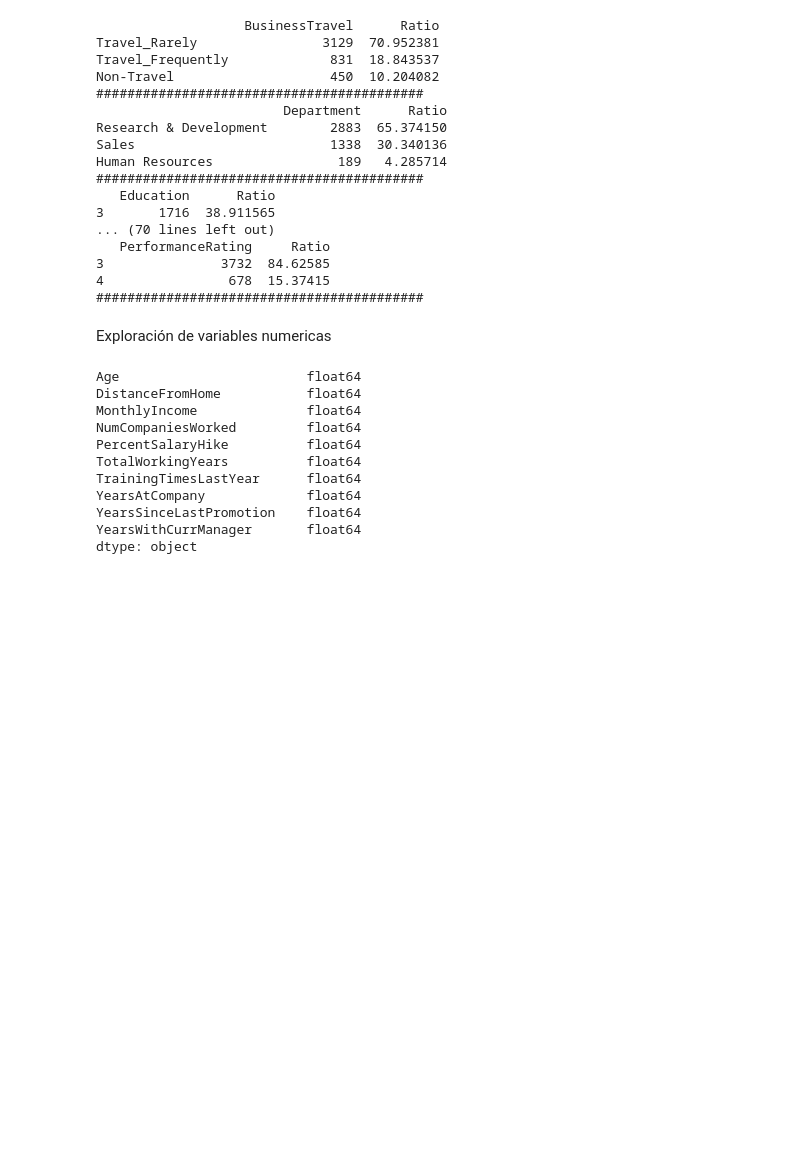
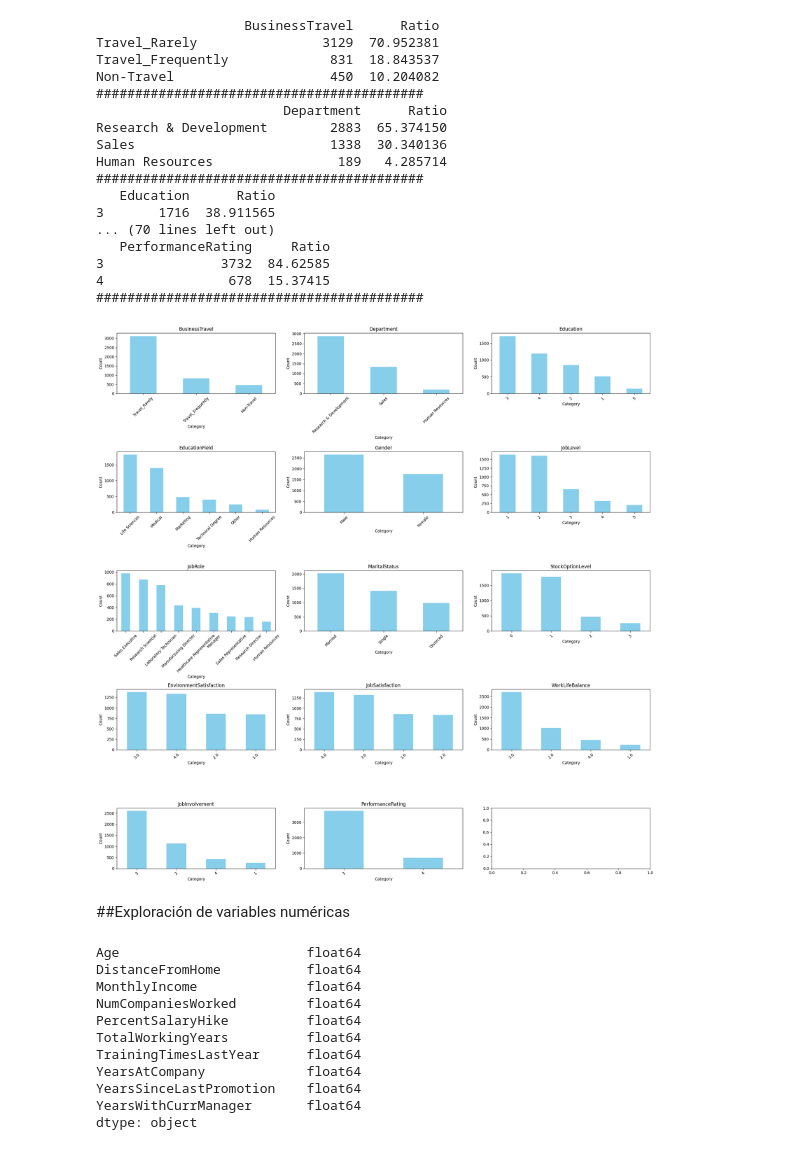
Before and after one commit to Laurahg22/Trabajo-analitica-RH, a Jupyter notebook: c_exploracion.ipynb, the cells around one changed output. Drawn from its saved outputs; the diff is of its cells as text; code cells hidden in the pictures; blank space fills up the shorter version.

Commit message:
Se añade la parte de análisis gráfico de las variables categóricas.

```diff
--- a/c_exploracion.ipynb
+++ b/c_exploracion.ipynb
@@ -166,8 +167,33 @@ Human Resources                189   4.285714
 3               3732  84.62585
 4                678  15.37415
 ##########################################
-# %% [markdown]
-Exploración de variables numericas
+# %%
+# Definir el número de filas y columnas para los subplots
+num_rows = 5
+num_cols = 3
+
+# Crear una figura y ejes de subplots
+fig, axes = plt.subplots(num_rows, num_cols, figsize=(20, 20))
+
+# Aplanar los ejes de los subplots para facilitar el bucle
+axes = axes.flatten()
+
+# Iterar sobre las variables categóricas y trazar gráficos de barras apiladas
+for i, col in enumerate(var_cat.columns):
+    ax = axes[i]
+    var_cat[col].value_counts().plot(kind='bar', ax=ax, color='skyblue')
+    ax.set_title(col)
+    ax.set_xlabel('Category')
+    ax.set_ylabel('Count')
+    ax.tick_params(axis='x', rotation=45)
+
+# Ajustar el diseño y mostrar los gráficos
+plt.tight_layout()
+plt.show()
+# %% [output]
+[figure, added]
+# %% [markdown]
+##Exploración de variables numéricas
 # %%
 var_num = pd.DataFrame(df2015[['Age', 'DistanceFromHome','MonthlyIncome','NumCompaniesWorked','PercentSalaryHike','TotalWorkingYears',
                                'TrainingTimesLastYear','YearsAtCompany','YearsSinceLastPromotion','YearsWithCurrManager']].astype(float))
```
Also changed, not shown: parts of 15 cells of this notebook.
